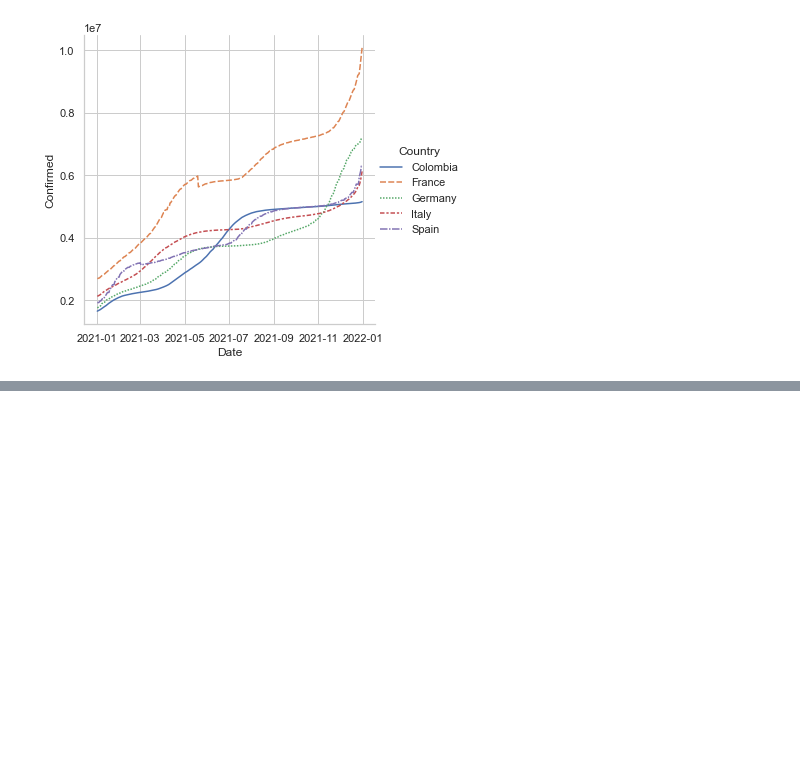
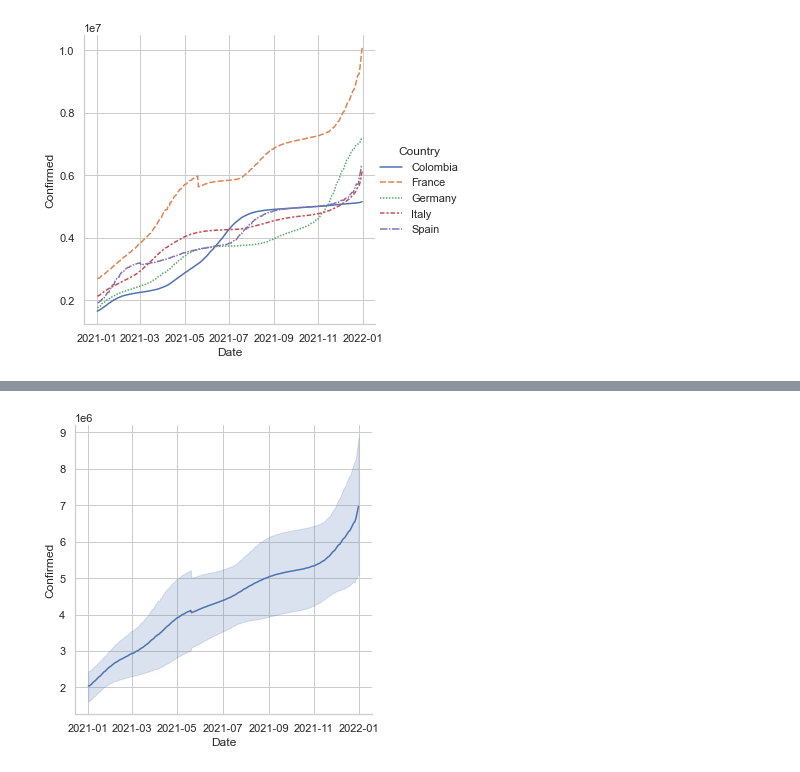
Before and after one commit to JuanFeA98/DataCamp, a Jupyter notebook: Visualization with Seaborn/02. Visualizing Two Quantitative Variables.ipynb, the cells around one changed output, grey strips where cells are left out. Saved outputs shown, nothing was run; the diff lists cells and outputs as text; code cells hidden in the pictures; blank space fills up the shorter version.

```diff
--- a/Visualization with Seaborn/02. Visualizing Two Quantitative Variables.ipynb
+++ b/Visualization with Seaborn/02. Visualizing Two Quantitative Variables.ipynb
@@ -92,0 +102,12 @@ plt.show()
+# %%
+sns.relplot(
+    data=df,
+    x='Date',
+    y='Confirmed',
+    kind='line',
+    ci='sd'
+)
+
+plt.show()
+# %% [output]
+[figure, added]
```
Also changed, not shown: parts of 3 cells of this notebook, 1 other file.
